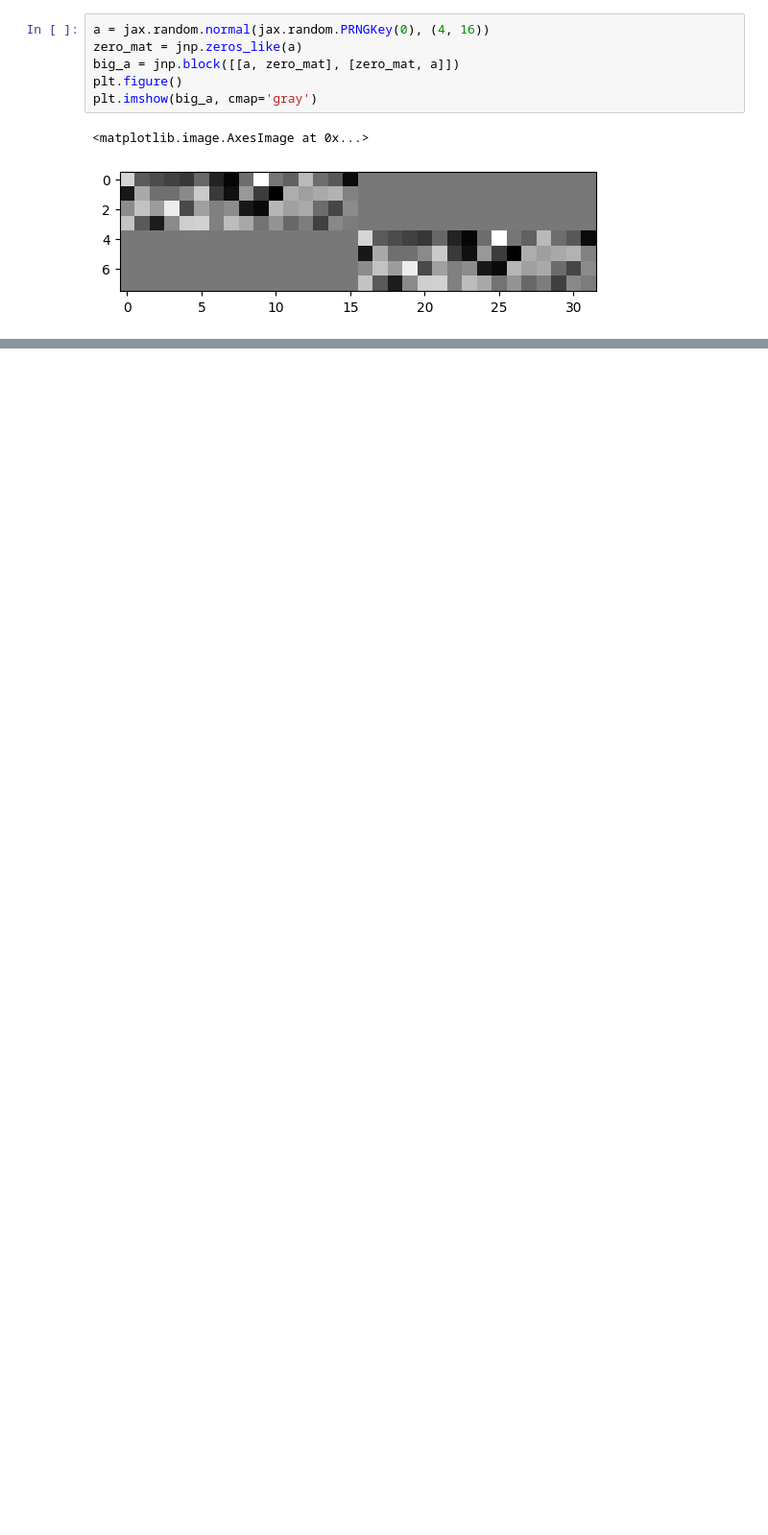
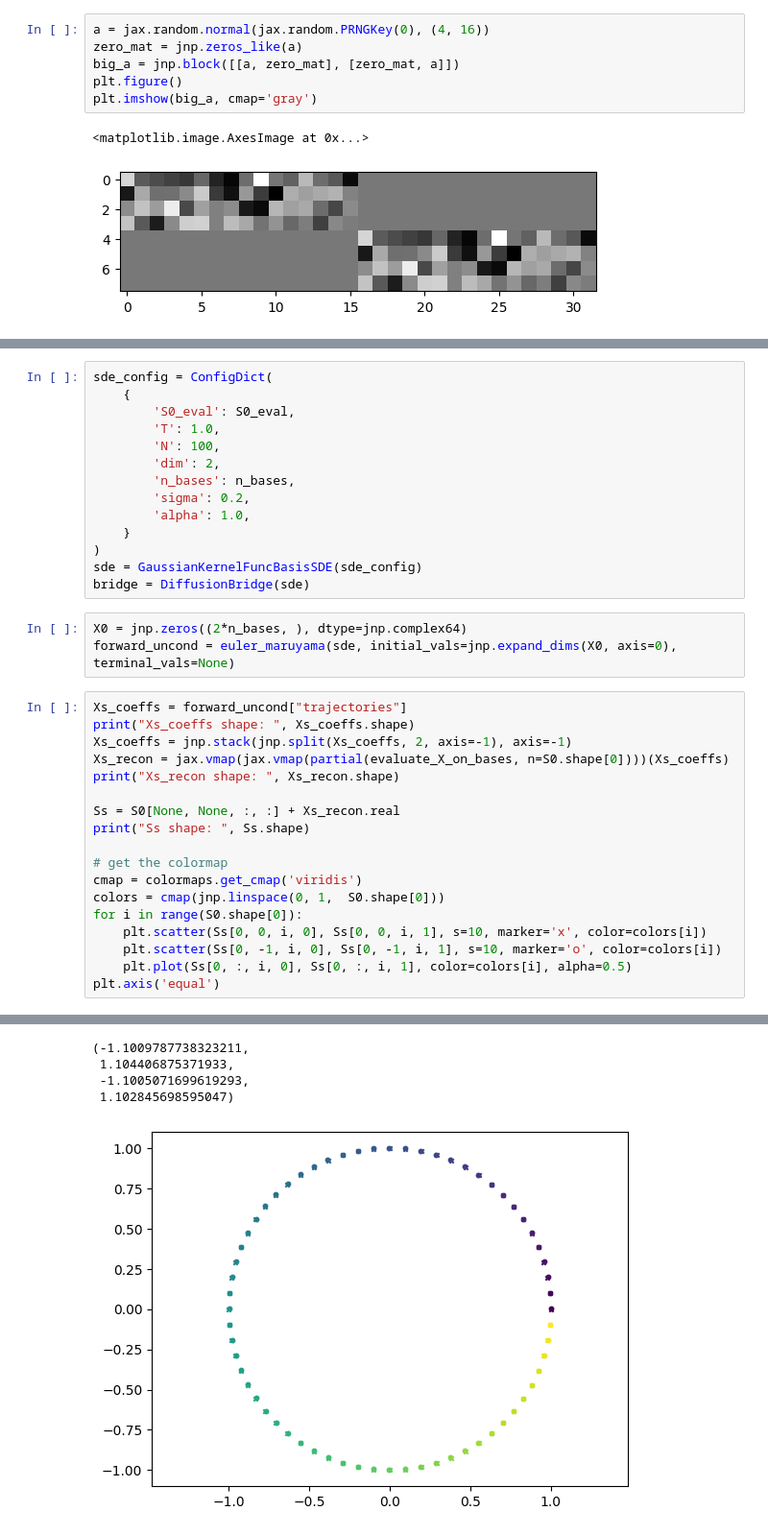
Before and after one commit to libbylbaker/infsdebridge, a Jupyter notebook: sdebridge/notebooks/checks.ipynb, the cells around one changed output, grey strips where cells are left out. Shown at 96% size. Drawn from its saved outputs; the diff is of its cells as text; blank space fills up the shorter version.

```diff
--- a/sdebridge/notebooks/checks.ipynb
+++ b/sdebridge/notebooks/checks.ipynb
@@ -35,0 +187,36 @@ plt.imshow(big_a, cmap='gray')
+# %%
+sde_config = ConfigDict(
+    {
+        'S0_eval': S0_eval,
+        'T': 1.0,
+        'N': 100,
+        'dim': 2,
+        'n_bases': n_bases,
+        'sigma': 0.2,
+        'alpha': 1.0,
+    }
+)
+sde = GaussianKernelFuncBasisSDE(sde_config)
+bridge = DiffusionBridge(sde)
+# %%
+X0 = jnp.zeros((2*n_bases, ), dtype=jnp.complex64)
+forward_uncond = euler_maruyama(sde, initial_vals=jnp.expand_dims(X0, axis=0), terminal_vals=None)
+# %%
+Xs_coeffs = forward_uncond["trajectories"]
+print("Xs_coeffs shape: ", Xs_coeffs.shape)
+Xs_coeffs = jnp.stack(jnp.split(Xs_coeffs, 2, axis=-1), axis=-1)
+Xs_recon = jax.vmap(jax.vmap(partial(evaluate_X_on_bases, n=S0.shape[0])))(Xs_coeffs)
+print("Xs_recon shape: ", Xs_recon.shape)
+
+Ss = S0[None, None, :, :] + Xs_recon.real
+print("Ss shape: ", Ss.shape)
+
+# get the colormap
+cmap = colormaps.get_cmap('viridis')
+colors = cmap(jnp.linspace(0, 1,  S0.shape[0]))
+for i in range(S0.shape[0]):
+    plt.scatter(Ss[0, 0, i, 0], Ss[0, 0, i, 1], s=10, marker='x', color=colors[i])
+    plt.scatter(Ss[0, -1, i, 0], Ss[0, -1, i, 1], s=10, marker='o', color=colors[i])
+    plt.plot(Ss[0, :, i, 0], Ss[0, :, i, 1], color=colors[i], alpha=0.5)
+plt.axis('equal')
+# %% [output]
@@ -35,0 +226,5 @@ plt.imshow(big_a, cmap='gray')
+(-1.1009787738323211,
+ 1.104406875371933,
+ -1.1005071699619293,
+ 1.102845698595047)
+[figure, added]
```
Also changed, not shown: parts of 16 cells of this notebook, 12 other files.
